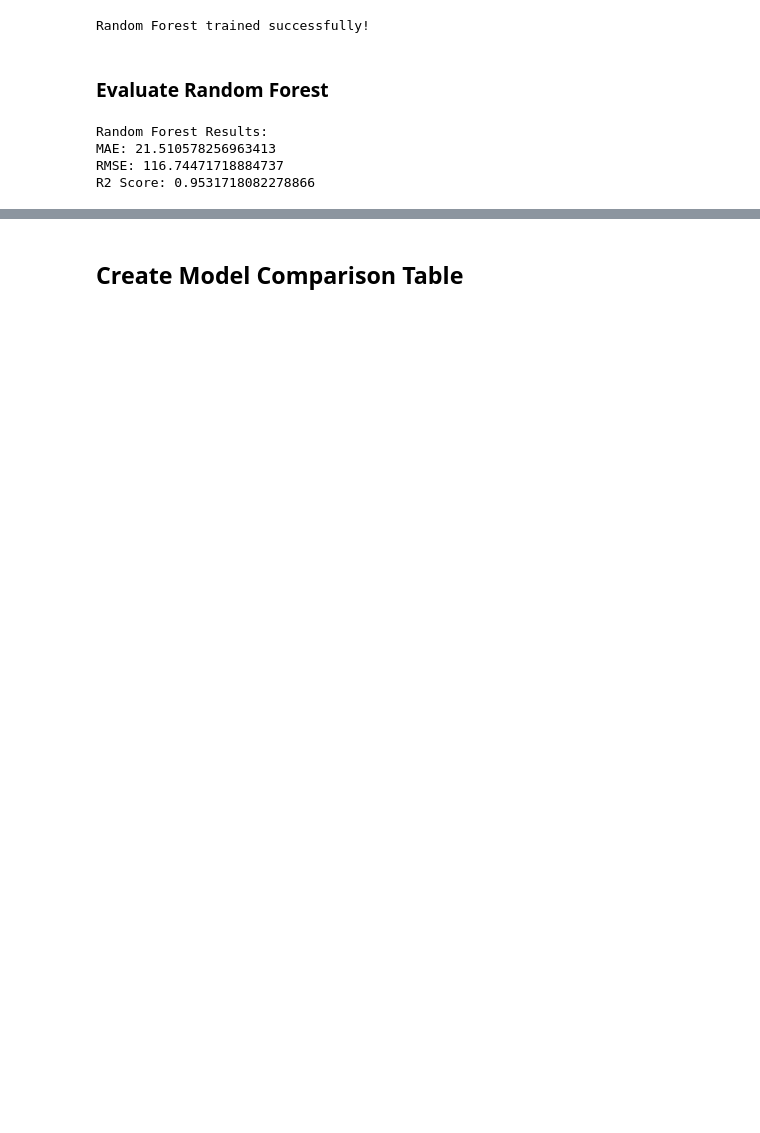
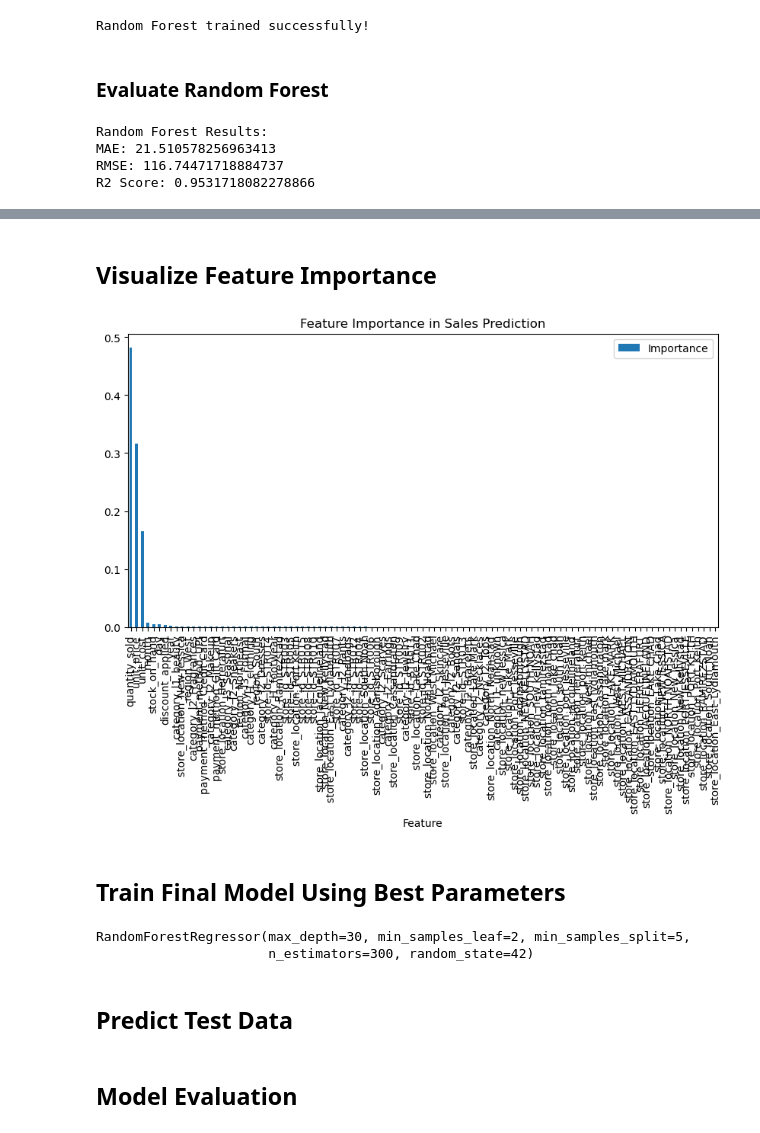
Before and after one commit to mohammedfavasv0-hue/MACHINE-LEARNING-ASSIGNMENT, a Jupyter notebook: retail_project.ipynb, the cells around one changed output, grey strips where cells are left out. Cells and saved outputs as stored; diff of their text form; code cells hidden in the pictures; blank space fills up the shorter version.

```diff
--- a/retail_project.ipynb
+++ b/retail_project.ipynb
@@ -799,0 +985,11 @@ R2 Score: 0.9531718082278866
+# %%
+import pandas as pd
+
+feature_importance = pd.DataFrame({
+    'Feature': X.columns,
+    'Importance': final_model.feature_importances_
+})
+
+feature_importance = feature_importance.sort_values(by='Importance', ascending=False)
+
+print(feature_importance)
@@ -799,0 +1011,37 @@ R2 Score: 0.9531718082278866
+# %% [markdown]
+## Visualize Feature Importance
+# %%
+import matplotlib.pyplot as plt
+
+feature_importance.plot(
+    x='Feature',
+    y='Importance',
+    kind='bar',
+    figsize=(10,5)
+)
+
+plt.title("Feature Importance in Sales Prediction")
+plt.show()
+# %% [output]
+[figure, added]
+# %% [markdown]
+## Train Final Model Using Best Parameters
+# %%
+from sklearn.ensemble import RandomForestRegressor
+
+# Final model using best parameters
+final_model = RandomForestRegressor(
+    n_estimators=300,
+    max_depth=30,
+    min_samples_split=5,
+    min_samples_leaf=2,
+    random_state=42
+)
+
+# Train the final model
+final_model.fit(X_train, y_train)
+# %% [output]
+RandomForestRegressor(max_depth=30, min_samples_leaf=2, min_samples_split=5,
+                      n_estimators=300, random_state=42)
+# %% [markdown]
+## Predict Test Data
@@ -800,2 +1050,2 @@ R2 Score: 0.9531718082278866
 # %% [markdown]
-## Create Model Comparison Table
+## Model Evaluation
```
Also changed, not shown: parts of 36 cells of this notebook.
